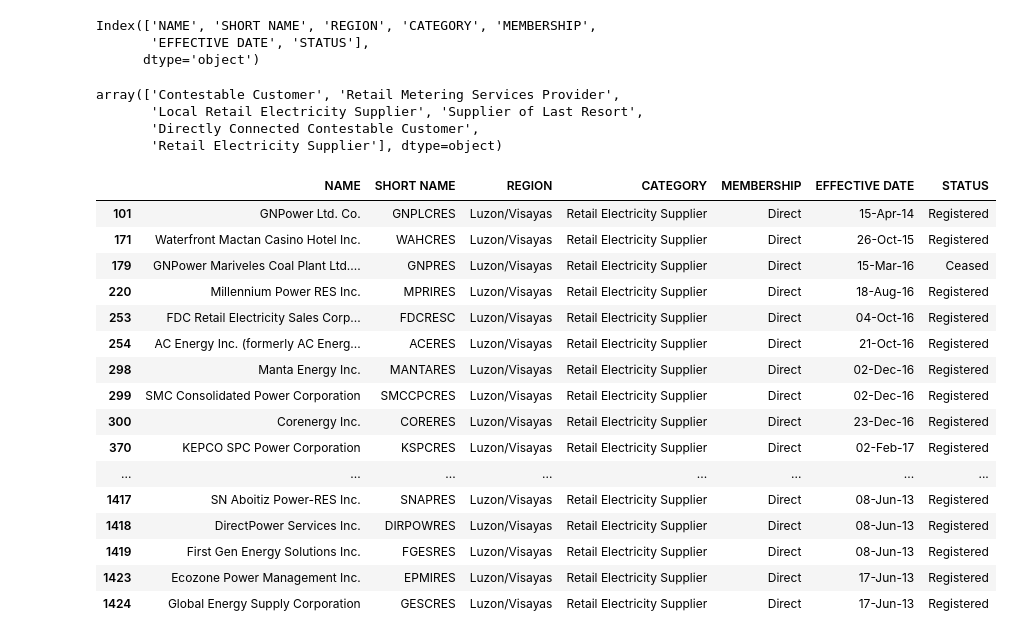
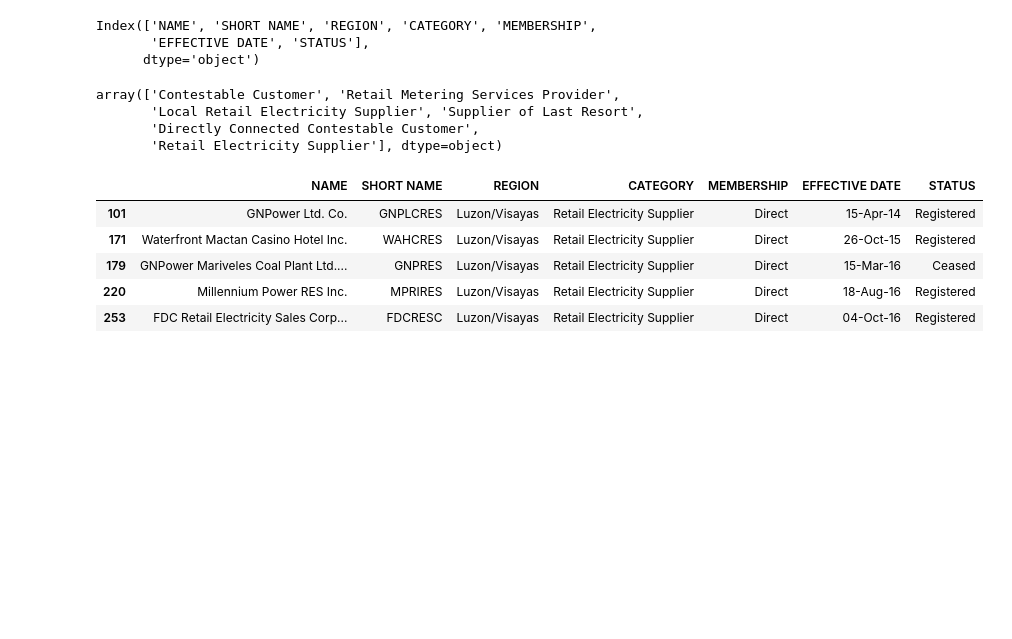
Before and after one commit to emmandecena/jupyterbook, a Jupyter notebook: book/_build/html/_sources/docs/energymarket.ipynb, the cells around one changed output. Saved outputs shown, nothing was run; the diff lists cells and outputs as text; code cells hidden in the pictures; blank space fills up the shorter version.

```diff
--- a/book/_build/html/_sources/docs/energymarket.ipynb
+++ b/book/_build/html/_sources/docs/energymarket.ipynb
@@ -17,0 +13,5 @@ df_retail = html_retail[0]
+# %%
+def get_data(url):
+    html_data = pd.read_html(url)
+    data = html_data[0]
+    return data
@@ -18,3 +20,5 @@ df_retail = html_retail[0]
+# %%
+df_retail = get_data('http://www.iemop.ph/the-market/participants/rcoa-tp/')
 # %% [markdown]
 ## Exploratory Data Analysis
 
@@ -132,31 +184,19 @@ df_retail.columns
 Index(['NAME', 'SHORT NAME', 'REGION', 'CATEGORY', 'MEMBERSHIP',
        'EFFECTIVE DATE', 'STATUS'],
       dtype='object')
-# %%
-#df_retail[df_retail['CATEGORY'] =='WAG']
-df_retail['CATEGORY'].unique()
-# %% [output]
-array(['Contestable Customer', 'Retail Metering Services Provider',
-       'Local Retail Electricity Supplier', 'Supplier of Last Resort',
-       'Directly Connected Contestable Customer',
-       'Retail Electricity Supplier'], dtype=object)
+# %%
+df_retail['CATEGORY'].unique()
+# %% [output]
+array(['Contestable Customer', 'Retail Metering Services Provider',
+       'Local Retail Electricity Supplier', 'Supplier of Last Resort',
+       'Directly Connected Contestable Customer',
+       'Retail Electricity Supplier'], dtype=object)
 # %%
-df_retail[df_retail['CATEGORY'] =='Retail Electricity Supplier']
+df_retail[df_retail['CATEGORY'] =='Retail Electricity Supplier'].head()
 # %% [output]
 |  | NAME | SHORT NAME | REGION | CATEGORY | MEMBERSHIP | EFFECTIVE DATE | STATUS |
 | 101 | GNPower Ltd. Co. | GNPLCRES | Luzon/Visayas | Retail Electricity Supplier | Direct | 15-Apr-14 | Registered |
 | 171 | Waterfront Mactan Casino Hotel Inc. | WAHCRES | Luzon/Visayas | Retail Electricity Supplier | Direct | 26-Oct-15 | Registered |
 | 179 | GNPower Mariveles Coal Plant Ltd.... | GNPRES | Luzon/Visayas | Retail Electricity Supplier | Direct | 15-Mar-16 | Ceased |
 | 220 | Millennium Power RES Inc. | MPRIRES | Luzon/Visayas | Retail Electricity Supplier | Direct | 18-Aug-16 | Registered |
 | 253 | FDC Retail Electricity Sales Corp... | FDCRESC | Luzon/Visayas | Retail Electricity Supplier | Direct | 04-Oct-16 | Registered |
-| 254 | AC Energy Inc. (formerly AC Energ... | ACERES | Luzon/Visayas | Retail Electricity Supplier | Direct | 21-Oct-16 | Registered |
-| 298 | Manta Energy Inc. | MANTARES | Luzon/Visayas | Retail Electricity Supplier | Direct | 02-Dec-16 | Registered |
-| 299 | SMC Consolidated Power Corporation | SMCCPCRES | Luzon/Visayas | Retail Electricity Supplier | Direct | 02-Dec-16 | Registered |
-| 300 | Corenergy Inc. | CORERES | Luzon/Visayas | Retail Electricity Supplier | Direct | 23-Dec-16 | Registered |
-| 370 | KEPCO SPC Power Corporation | KSPCRES | Luzon/Visayas | Retail Electricity Supplier | Direct | 02-Feb-17 | Registered |
-| ... | ... | ... | ... | ... | ... | ... | ... |
-| 1417 | SN Aboitiz Power-RES Inc. | SNAPRES | Luzon/Visayas | Retail Electricity Supplier | Direct | 08-Jun-13 | Registered |
-| 1418 | DirectPower Services Inc. | DIRPOWRES | Luzon/Visayas | Retail Electricity Supplier | Direct | 08-Jun-13 | Registered |
-| 1419 | First Gen Energy Solutions Inc. | FGESRES | Luzon/Visayas | Retail Electricity Supplier | Direct | 08-Jun-13 | Registered |
-| 1423 | Ecozone Power Management Inc. | EPMIRES | Luzon/Visayas | Retail Electricity Supplier | Direct | 17-Jun-13 | Registered |
-| 1424 | Global Energy Supply Corporation | GESCRES | Luzon/Visayas | Retail Electricity Supplier | Direct | 17-Jun-13 | Registered |
```
Also changed, not shown: parts of 25 cells of this notebook, 24 other files.
